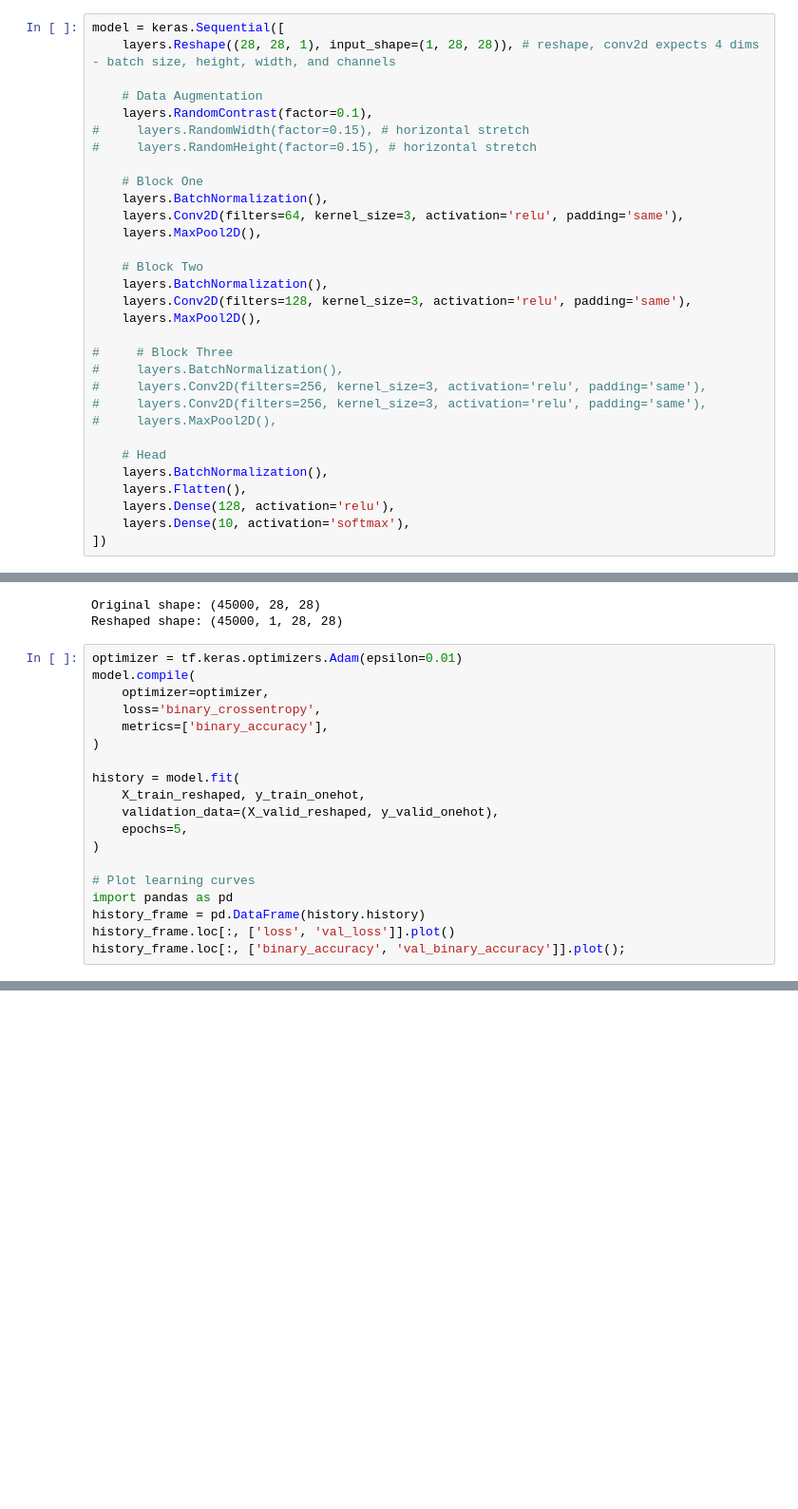
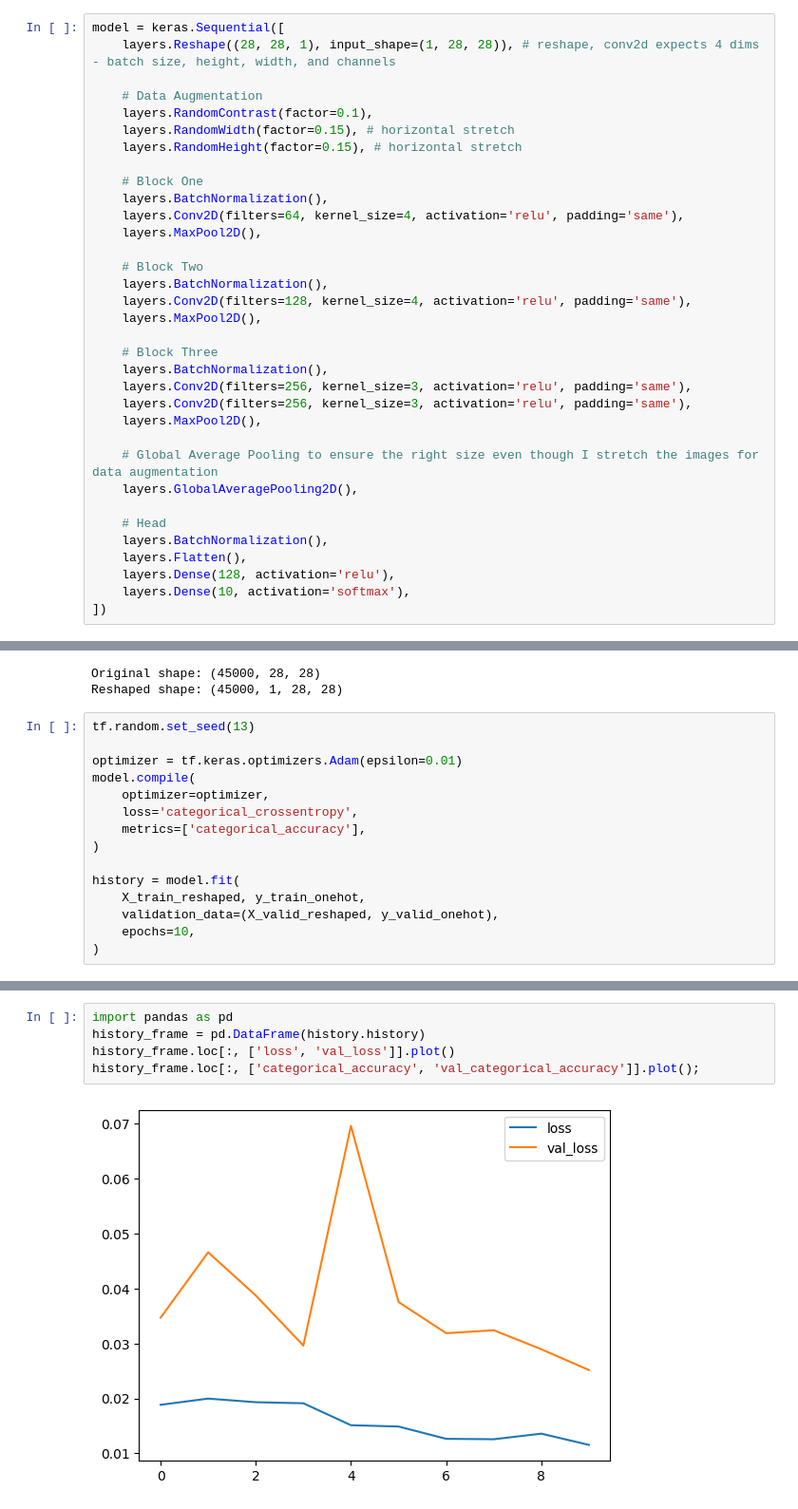
Before and after one commit to wolowikowj/digit_recognizer_webapp, a Jupyter notebook: model_training.ipynb, the cells around one changed output, grey strips where cells are left out. Shown at 95% size. Cells and saved outputs as stored; diff of their text form; blank space fills up the shorter version.

```diff
--- a/model_training.ipynb
+++ b/model_training.ipynb
@@ -23,24 +20,27 @@ model = keras.Sequential([
 
     # Data Augmentation
     layers.RandomContrast(factor=0.1),
-#     layers.RandomWidth(factor=0.15), # horizontal stretch
-#     layers.RandomHeight(factor=0.15), # horizontal stretch
+    layers.RandomWidth(factor=0.15), # horizontal stretch
+    layers.RandomHeight(factor=0.15), # horizontal stretch
 
     # Block One
     layers.BatchNormalization(),
-    layers.Conv2D(filters=64, kernel_size=3, activation='relu', padding='same'),
+    layers.Conv2D(filters=64, kernel_size=4, activation='relu', padding='same'),
     layers.MaxPool2D(),
 
     # Block Two
     layers.BatchNormalization(),
-    layers.Conv2D(filters=128, kernel_size=3, activation='relu', padding='same'),
+    layers.Conv2D(filters=128, kernel_size=4, activation='relu', padding='same'),
     layers.MaxPool2D(),
 
-#     # Block Three
-#     layers.BatchNormalization(),
-#     layers.Conv2D(filters=256, kernel_size=3, activation='relu', padding='same'),
-#     layers.Conv2D(filters=256, kernel_size=3, activation='relu', padding='same'),
-#     layers.MaxPool2D(),
+    # Block Three
+    layers.BatchNormalization(),
+    layers.Conv2D(filters=256, kernel_size=3, activation='relu', padding='same'),
+    layers.Conv2D(filters=256, kernel_size=3, activation='relu', padding='same'),
+    layers.MaxPool2D(),
+
+    # Global Average Pooling to ensure the right size even though I stretch the images for data augmentation
+    layers.GlobalAveragePooling2D(),
 
     # Head
     layers.BatchNormalization(),
@@ -69,22 +65,18 @@ y_valid_onehot = to_categorical(y_valid, num_classes=10)
 Original shape: (45000, 28, 28)
 Reshaped shape: (45000, 1, 28, 28)
 # %%
+tf.random.set_seed(13)
+
 optimizer = tf.keras.optimizers.Adam(epsilon=0.01)
 model.compile(
     optimizer=optimizer,
-    loss='binary_crossentropy',
-    metrics=['binary_accuracy'],
+    loss='categorical_crossentropy',
+    metrics=['categorical_accuracy'],
 )
 
 history = model.fit(
     X_train_reshaped, y_train_onehot,
     validation_data=(X_valid_reshaped, y_valid_onehot),
-    epochs=5,
+    epochs=10,
 )
-
-# Plot learning curves
-import pandas as pd
-history_frame = pd.DataFrame(history.history)
-history_frame.loc[:, ['loss', 'val_loss']].plot()
-history_frame.loc[:, ['binary_accuracy', 'val_binary_accuracy']].plot();
 # %% [output]
@@ -103,0 +103,7 @@ Epoch 5/5
+# %%
+import pandas as pd
+history_frame = pd.DataFrame(history.history)
+history_frame.loc[:, ['loss', 'val_loss']].plot()
+history_frame.loc[:, ['categorical_accuracy', 'val_categorical_accuracy']].plot();
+# %% [output]
+[figure, added]
```
Also changed, not shown: parts of 10 cells of this notebook, 5 other files.
